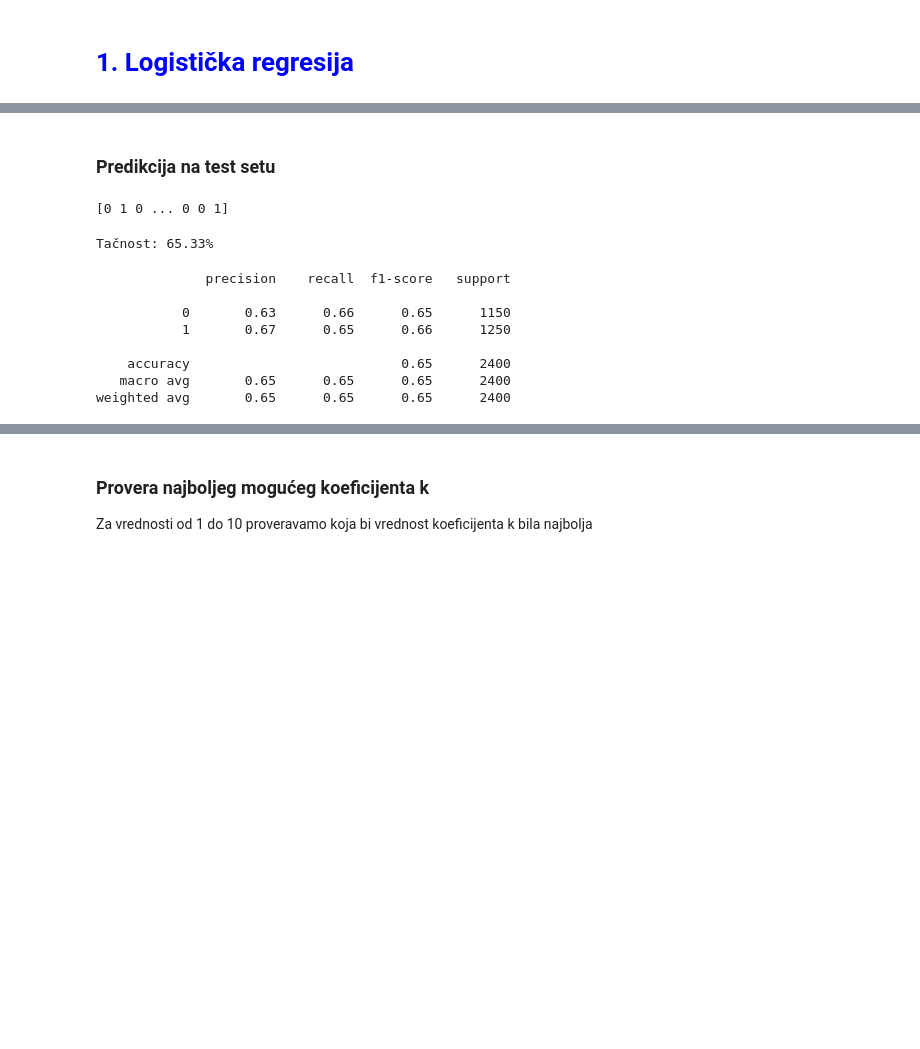
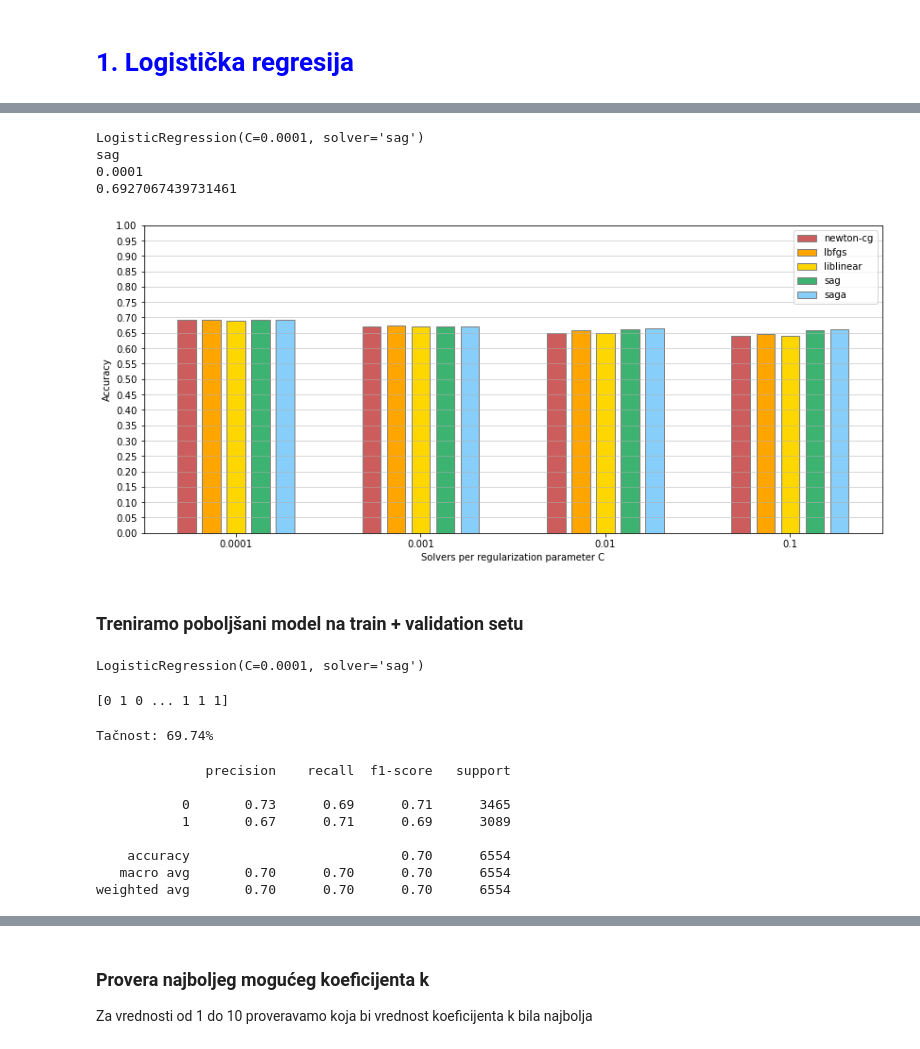
Before and after one commit to apekovic/ml-lymph-node-classification, a Jupyter notebook: 01_klasicni_pristup_klasifikaciji.ipynb, the cells around one changed output, grey strips where cells are left out. Saved outputs shown, nothing was run; the diff lists cells and outputs as text; code cells hidden in the pictures; blank space fills up the shorter version.

```diff
--- a/01_klasicni_pristup_klasifikaciji.ipynb
+++ b/01_klasicni_pristup_klasifikaciji.ipynb
@@ -201,8 +216,12 @@ plt.show()
 scaler = preprocessing.StandardScaler()
 scaler.fit(X_train)
 X_train = scaler.transform(X_train)
-X_test = scaler.transform(X_test)
 X_validation = scaler.transform(X_validation)
+# %%
+scaler_tv = preprocessing.StandardScaler()
+scaler_tv.fit(X_train_and_val)
+X_train_and_val = scaler_tv.transform(X_train_and_val)
+X_test = scaler_tv.transform(X_test)
 # %%
 print(X_train)
 # %% [output]
@@ -254,5 +281,2 @@ print(X_validation)
 # %% [markdown]
 # <span style="color:blue">1. Logistička regresija</span>
-# %%
-lr = LogisticRegression(random_state = 0)
-lr.fit(X_train, y_train)
@@ -268,25 +404,62 @@ LogisticRegression(random_state=0)
+# %%
+print(lr)
+print(best_solver)
+print(best_c)
+print(lr_acc)
+# %% [output]
+LogisticRegression(C=0.0001, solver='sag')
+sag
+0.0001
+0.6927067439731461
+# %%
+cmap = ['indianred', 'orange', 'gold', 'mediumseagreen', 'lightskyblue']
+x_axis = np.arange(len(c))
+move = [-2, -1, 0, 1, 2]
+width = 0.2
+
+plt.figure(figsize = (14,6))
+for i in range(len(move)):
+    plt.bar(x_axis + width*move[i]/1.5, scores[solver[i]], width = 0.1, color = cmap[i], edgecolor='gray')
+
+plt.xticks(x_axis, c)
+plt.yticks(np.linspace(0,1,21))
+
+plt.xlabel("Solvers per regularization parameter C")
+plt.ylabel("Accuracy")
+plt.legend(solver)
+plt.grid(axis='y', linewidth = 0.5)
+
+plt.savefig("assets/pictures/CM_1_LR_best_parameters.jpg")
+
+plt.show()
+# %% [output]
+[figure, added]
 # %% [markdown]
-### Predikcija na test setu
+### Treniramo poboljšani model na train + validation setu
 # %%
-y_pred_lr = lr.predict(X_test)
-print(y_pred_lr)
+lr.fit(X_train_and_val, y_train_and_val)
 # %% [output]
-[0 1 0 ... 0 0 1]
+LogisticRegression(C=0.0001, solver='sag')
+# %%
+best_y_pred_lr = lr.predict(X_test)
+print(best_y_pred_lr)
+# %% [output]
+[0 1 0 ... 1 1 1]
 # %%
-lr_acc = accuracy_score(y_pred_lr,y_test)
-print('Tačnost: {0:.2f}%'.format(lr_acc*100))
+best_lr_acc = accuracy_score(best_y_pred_lr, y_test)
+print('Tačnost: {0:.2f}%'.format(best_lr_acc*100))
 # %% [output]
-Tačnost: 65.33%
+Tačnost: 69.74%
 # %%
-lr_cr = classification_report(y_pred_lr,y_test)
-print(lr_cr)
+best_lr_cr = classification_report(best_y_pred_lr, y_test)
+print(best_lr_cr)
 # %% [output]
               precision    recall  f1-score   support
 
-           0       0.63      0.66      0.65      1150
-           1       0.67      0.65      0.66      1250
+           0       0.73      0.69      0.71      3465
+           1       0.67      0.71      0.69      3089
 
-    accuracy                           0.65      2400
-   macro avg       0.65      0.65      0.65      2400
-weighted avg       0.65      0.65      0.65      2400
+    accuracy                           0.70      6554
+   macro avg       0.70      0.70      0.70      6554
+weighted avg       0.70      0.70      0.70      6554
 # %%
```
Also changed, not shown: parts of 307 cells of this notebook.
